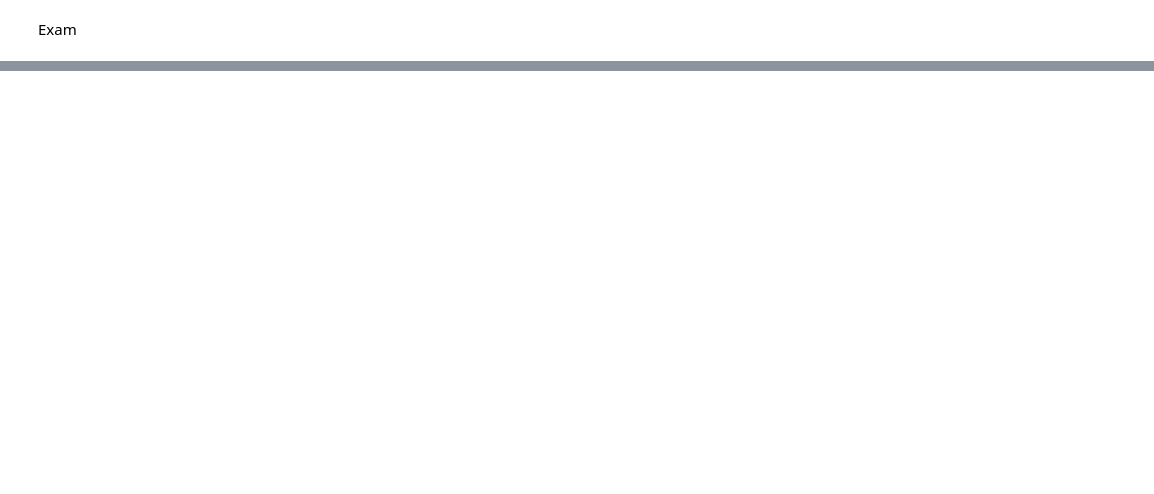
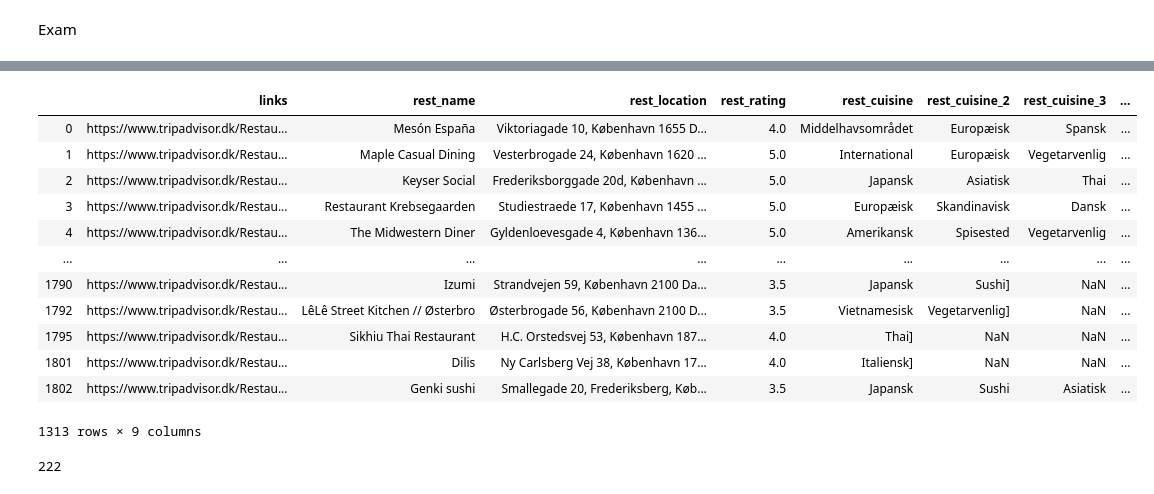
Before and after one commit to annarenneke/Group19, a Jupyter notebook: EXAM/examproject_tripadvisor.ipynb, the cells around one changed output, grey strips where cells are left out. Drawn from its saved outputs; the diff is of its cells as text; code cells hidden in the pictures; blank space fills up the shorter version.

```diff
--- a/EXAM/examproject_tripadvisor.ipynb
+++ b/EXAM/examproject_tripadvisor.ipynb
@@ -146,0 +180,24 @@ mydict
+# %%
+df2['rest_cuisine'].replace('', np.nan, inplace=True)
+df2['rest_cuisine_2'].replace('', np.nan, inplace=True)
+df2['rest_cuisine_3'].replace('', np.nan, inplace=True)
+
+df2
+# %% [output]
+|  | links | rest_name | rest_location | rest_rating | rest_cuisine | rest_cuisine_2 | rest_cuisine_3 | ... |
+| 0 | https://www.tripadvisor.dk/Restau... | Mesón España | Viktoriagade 10, København 1655 D... | 4.0 | Middelhavsområdet | Europæisk | Spansk | ... |
+| 1 | https://www.tripadvisor.dk/Restau... | Maple Casual Dining | Vesterbrogade 24, København 1620 ... | 5.0 | International | Europæisk | Vegetarvenlig | ... |
+| 2 | https://www.tripadvisor.dk/Restau... | Keyser Social | Frederiksborggade 20d, København ... | 5.0 | Japansk | Asiatisk | Thai | ... |
+| 3 | https://www.tripadvisor.dk/Restau... | Restaurant Krebsegaarden | Studiestraede 17, København 1455 ... | 5.0 | Europæisk | Skandinavisk | Dansk | ... |
+| 4 | https://www.tripadvisor.dk/Restau... | The Midwestern Diner | Gyldenloevesgade 4, København 136... | 5.0 | Amerikansk | Spisested | Vegetarvenlig | ... |
+| ... | ... | ... | ... | ... | ... | ... | ... | ... |
+| 1790 | https://www.tripadvisor.dk/Restau... | Izumi | Strandvejen 59, København 2100 Da... | 3.5 | Japansk | Sushi] | NaN | ... |
+| 1792 | https://www.tripadvisor.dk/Restau... | LêLê Street Kitchen // Østerbro | Østerbrogade 56, København 2100 D... | 3.5 | Vietnamesisk | Vegetarvenlig] | NaN | ... |
+| 1795 | https://www.tripadvisor.dk/Restau... | Sikhiu Thai Restaurant | H.C. Orstedsvej 53, København 187... | 4.0 | Thai] | NaN | NaN | ... |
+| 1801 | https://www.tripadvisor.dk/Restau... | Dilis | Ny Carlsberg Vej 38, København 17... | 4.0 | Italiensk] | NaN | NaN | ... |
+| 1802 | https://www.tripadvisor.dk/Restau... | Genki sushi | Smallegade 20, Frederiksberg, Køb... | 3.5 | Japansk | Sushi | Asiatisk | ... |
+1313 rows × 9 columns
+# %%
+df2['rest_cuisine_2'].isna().sum()
+# %% [output]
+222
```
Also changed, not shown: parts of 10 cells of this notebook.
